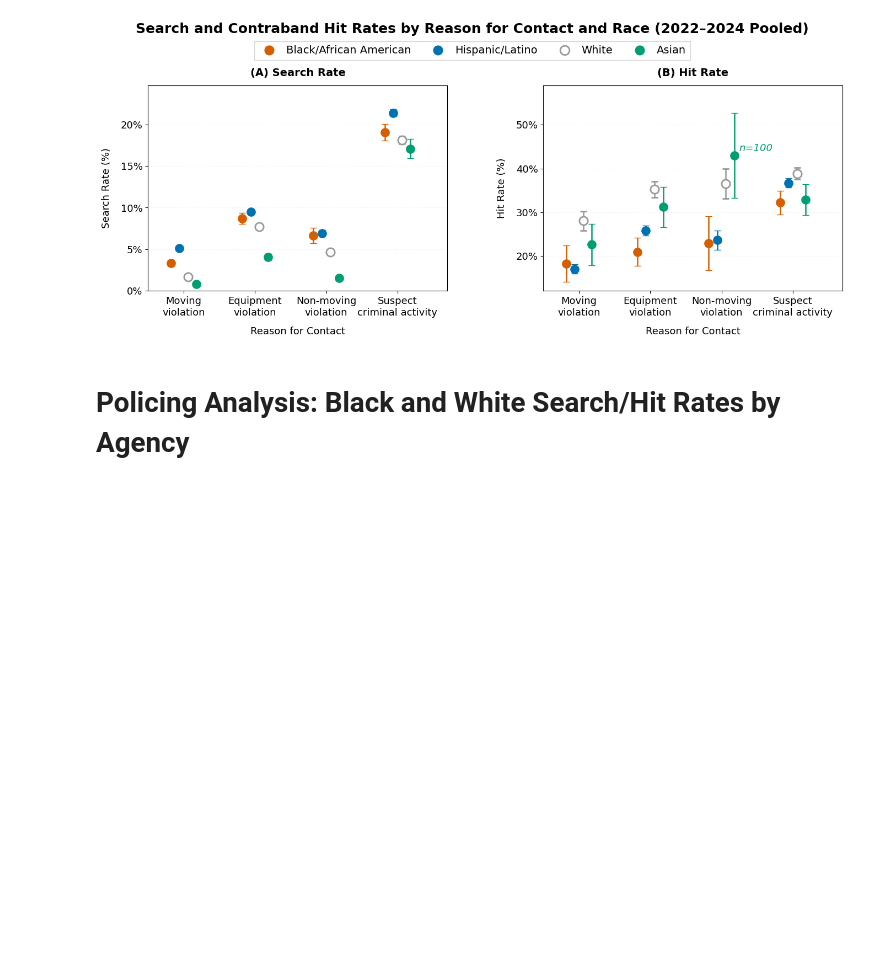
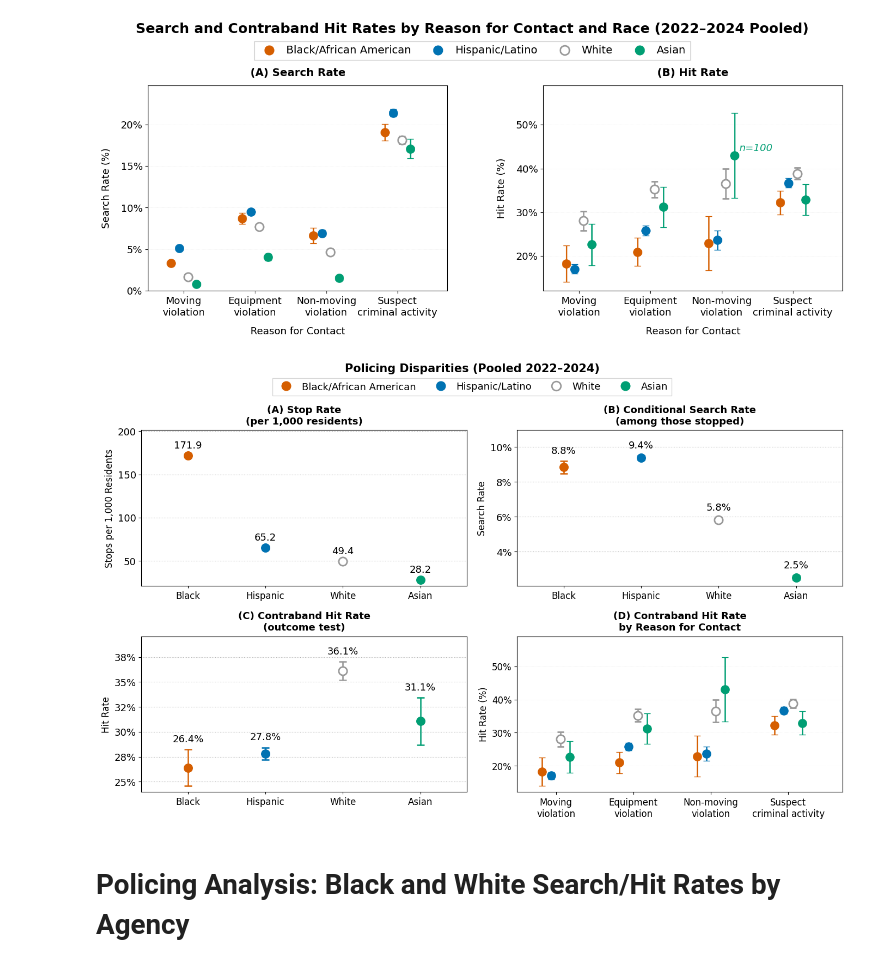
Before and after one commit to laurenbchu/honors-thesis, a Jupyter notebook: notebooks/02_analysis.ipynb, the cells around one changed output. Saved outputs shown, nothing was run; the diff lists cells and outputs as text; code cells hidden in the pictures; blank space fills up the shorter version.

Commit message:
Added new figure

```diff
--- a/notebooks/02_analysis.ipynb
+++ b/notebooks/02_analysis.ipynb
@@ -332,6 +332,10 @@ fig_search = visualization_utils.visualize_search_and_hit_rates_by_reason(polici
 # visualization_utils.export_figure_to_pdf(fig_search, "03_policing_by_reason")
 # %% [output]
 [figure]
+# %%
+fig = visualization_utils.plot_policing_combined(policing_analysis, policing_by_reason)
+# %% [output]
+[figure, added]
 # %% [markdown]
 # Policing Analysis: Black and White Search/Hit Rates by Agency
 # %%
```
Also changed, not shown: 2 other files.
